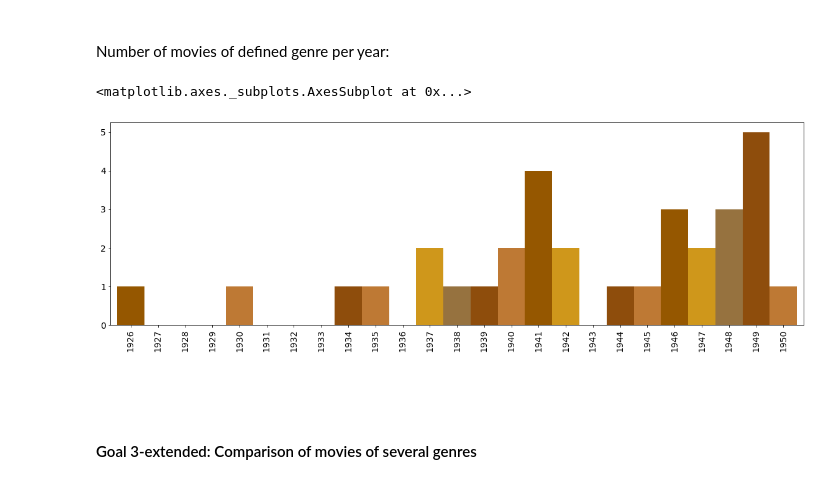
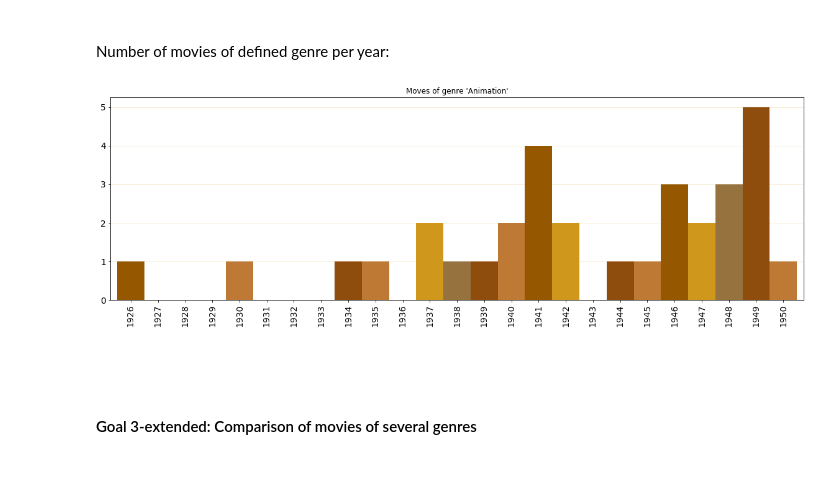
Before and after one commit to Lady3mlnm/analysis_of_different_data, a Jupyter notebook: mini-project_early_movies_(alternative).ipynb, the cells around one changed output. Drawn from its saved outputs; the diff is of its cells as text; code cells hidden in the pictures.

```diff
--- a/mini-project_early_movies_(alternative).ipynb
+++ b/mini-project_early_movies_(alternative).ipynb
@@ -452,10 +452,11 @@ Number of movies of defined genre per year:
 # %%
 number_mvs_of_genre.plot(kind='bar', width=1, figsize=(20,6),
                          color=['#955700', '#CF971B', '#96723F', '#8E4D0C', '#BE7934'],
-                         fontsize = 14)
+                         fontsize = 14, zorder=10,
+                         title=f"Moves of genre '{gnr}'") \
+                   .yaxis.grid(color='wheat', linewidth=0.5)
 # %% [output]
-<matplotlib.axes._subplots.AxesSubplot at 0x...>
-[figure, old version]
+[figure, new version]
 # %% [markdown]
 <br>
 <br>
```
Also changed, not shown: parts of 11 cells of this notebook, 4 other files.
